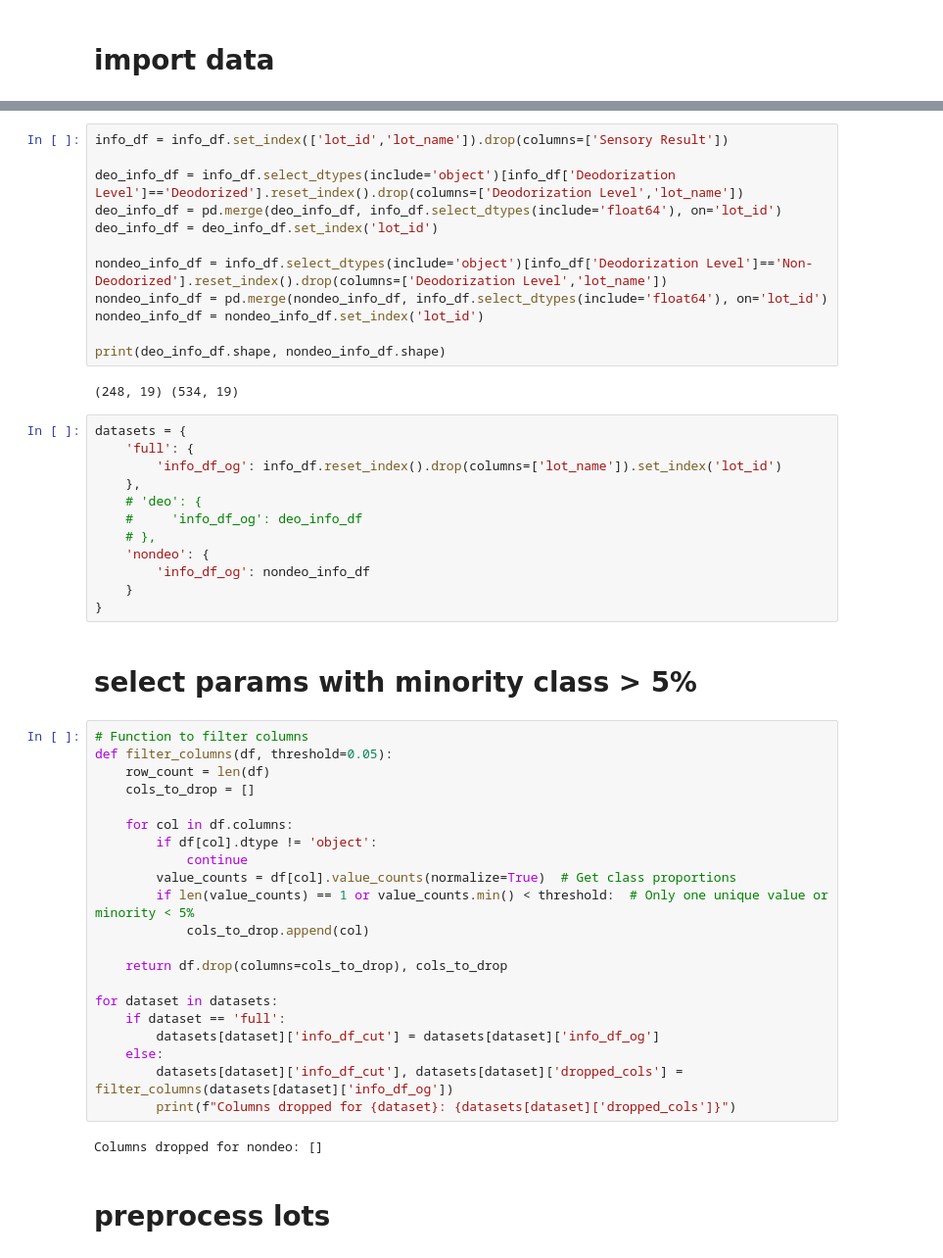
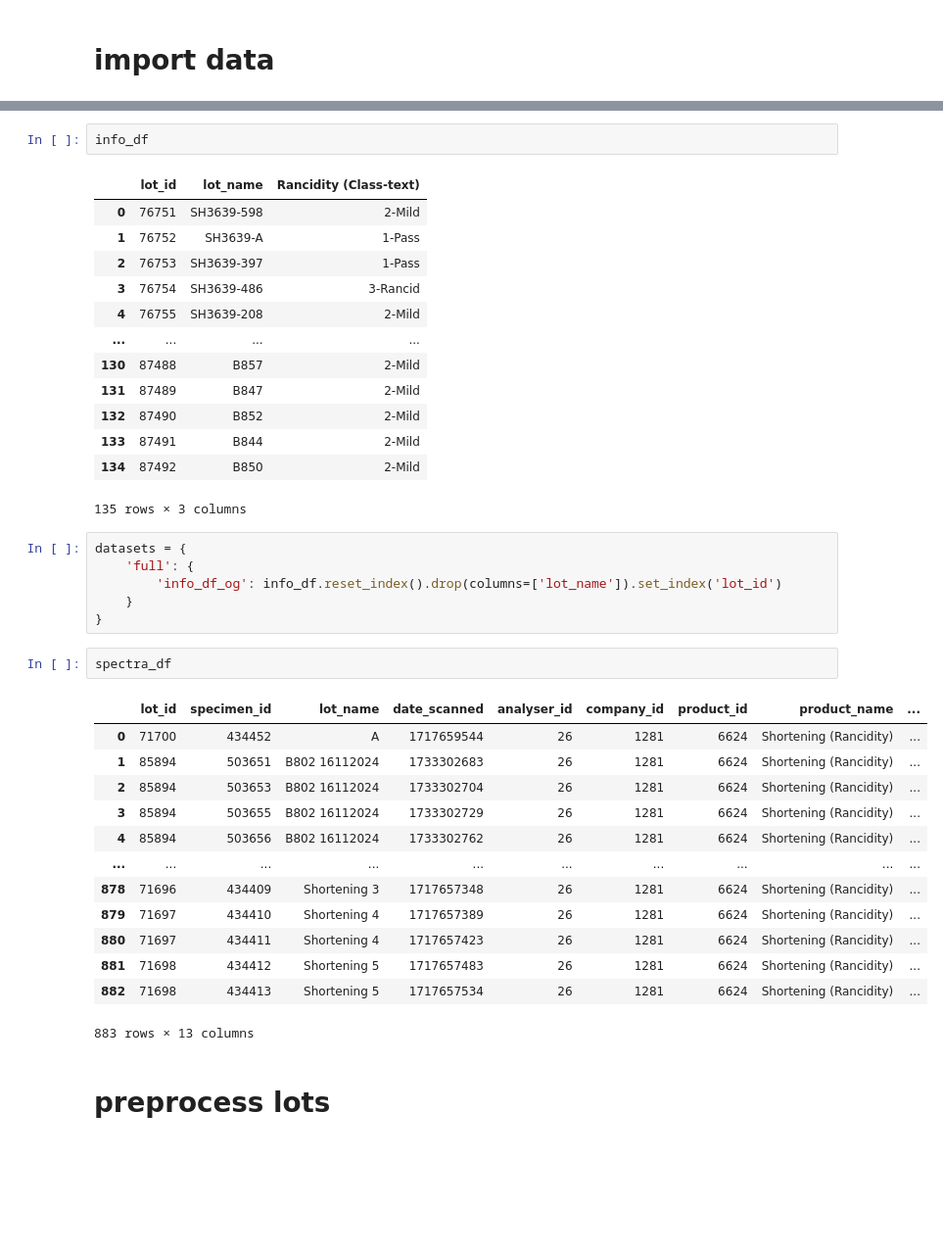
Before and after one commit to ryan-soh-pprint/DS_template, a Jupyter notebook: notebooks/03_outlier_check.ipynb, the cells around one changed output, grey strips where cells are left out. Shown: that part at 98% size. Saved outputs shown, nothing was run; the diff lists cells and outputs as text; blank space fills up the shorter version.

```diff
--- a/notebooks/03_outlier_check.ipynb
+++ b/notebooks/03_outlier_check.ipynb
@@ -39,54 +39,41 @@ spectra_df.shape, info_df.shape
-# %%
-info_df = info_df.set_index(['lot_id','lot_name']).drop(columns=['Sensory Result'])
-
-deo_info_df = info_df.select_dtypes(include='object')[info_df['Deodorization Level']=='Deodorized'].reset_index().drop(columns=['Deodorization Level','lot_name'])
-deo_info_df = pd.merge(deo_info_df, info_df.select_dtypes(include='float64'), on='lot_id')
-deo_info_df = deo_info_df.set_index('lot_id')
-
-nondeo_info_df = info_df.select_dtypes(include='object')[info_df['Deodorization Level']=='Non-Deodorized'].reset_index().drop(columns=['Deodorization Level','lot_name'])
-nondeo_info_df = pd.merge(nondeo_info_df, info_df.select_dtypes(include='float64'), on='lot_id')
-nondeo_info_df = nondeo_info_df.set_index('lot_id')
-
-print(deo_info_df.shape, nondeo_info_df.shape)
-# %% [output]
-(248, 19) (534, 19)
+# %%
+info_df
+# %% [output]
+|  | lot_id | lot_name | Rancidity (Class-text) |
+| 0 | 76751 | SH3639-598 | 2-Mild |
+| 1 | 76752 | SH3639-A | 1-Pass |
+| 2 | 76753 | SH3639-397 | 1-Pass |
+| 3 | 76754 | SH3639-486 | 3-Rancid |
+| 4 | 76755 | SH3639-208 | 2-Mild |
+| ... | ... | ... | ... |
+| 130 | 87488 | B857 | 2-Mild |
+| 131 | 87489 | B847 | 2-Mild |
+| 132 | 87490 | B852 | 2-Mild |
+| 133 | 87491 | B844 | 2-Mild |
+| 134 | 87492 | B850 | 2-Mild |
+135 rows × 3 columns
 # %%
 datasets = {
     'full': {
         'info_df_og': info_df.reset_index().drop(columns=['lot_name']).set_index('lot_id')
-    },
-    # 'deo': {
-    #     'info_df_og': deo_info_df
-    # },
-    'nondeo': {
-        'info_df_og': nondeo_info_df
     }
 }
-# %% [markdown]
-# select params with minority class > 5%
-# %%
-# Function to filter columns
-def filter_columns(df, threshold=0.05):
-    row_count = len(df)
-    cols_to_drop = []
-
-    for col in df.columns:
-        if df[col].dtype != 'object':
-            continue
-        value_counts = df[col].value_counts(normalize=True)  # Get class proportions
-        if len(value_counts) == 1 or value_counts.min() < threshold:  # Only one unique value or minority < 5%
-            cols_to_drop.append(col)
-
-    return df.drop(columns=cols_to_drop), cols_to_drop
-
-for dataset in datasets:
-    if dataset == 'full':
-        datasets[dataset]['info_df_cut'] = datasets[dataset]['info_df_og']
-    else:
-        datasets[dataset]['info_df_cut'], datasets[dataset]['dropped_cols'] = filter_columns(datasets[dataset]['info_df_og'])
-        print(f"Columns dropped for {dataset}: {datasets[dataset]['dropped_cols']}")
-# %% [output]
-Columns dropped for nondeo: []
+# %%
+spectra_df
+# %% [output]
+|  | lot_id | specimen_id | lot_name | date_scanned | analyser_id | company_id | product_id | product_name | ... |
+| 0 | 71700 | 434452 | A | 1717659544 | 26 | 1281 | 6624 | Shortening (Rancidity) | ... |
+| 1 | 85894 | 503651 | B802 16112024 | 1733302683 | 26 | 1281 | 6624 | Shortening (Rancidity) | ... |
+| 2 | 85894 | 503653 | B802 16112024 | 1733302704 | 26 | 1281 | 6624 | Shortening (Rancidity) | ... |
+| 3 | 85894 | 503655 | B802 16112024 | 1733302729 | 26 | 1281 | 6624 | Shortening (Rancidity) | ... |
+| 4 | 85894 | 503656 | B802 16112024 | 1733302762 | 26 | 1281 | 6624 | Shortening (Rancidity) | ... |
+| ... | ... | ... | ... | ... | ... | ... | ... | ... | ... |
+| 878 | 71696 | 434409 | Shortening 3 | 1717657348 | 26 | 1281 | 6624 | Shortening (Rancidity) | ... |
+| 879 | 71697 | 434410 | Shortening 4 | 1717657389 | 26 | 1281 | 6624 | Shortening (Rancidity) | ... |
+| 880 | 71697 | 434411 | Shortening 4 | 1717657423 | 26 | 1281 | 6624 | Shortening (Rancidity) | ... |
+| 881 | 71698 | 434412 | Shortening 5 | 1717657483 | 26 | 1281 | 6624 | Shortening (Rancidity) | ... |
+| 882 | 71698 | 434413 | Shortening 5 | 1717657534 | 26 | 1281 | 6624 | Shortening (Rancidity) | ... |
+883 rows × 13 columns
 # %% [markdown]
 # preprocess lots
 # %%
```
Also changed, not shown: parts of 14 cells of this notebook, 3 other files.
